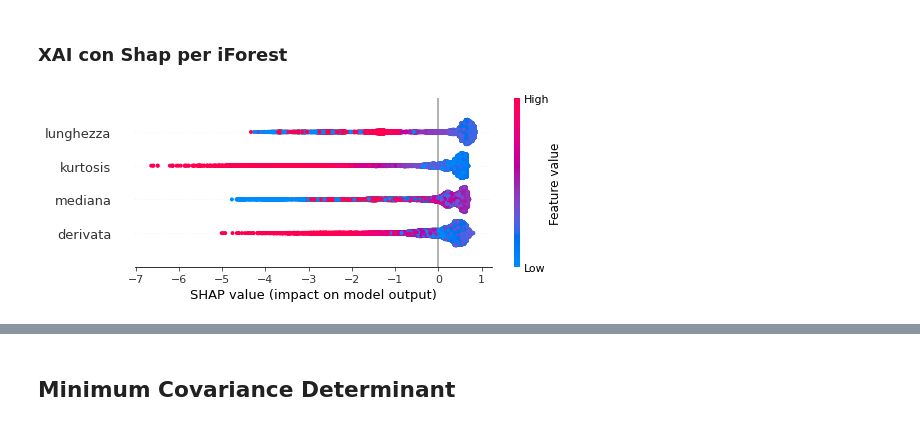
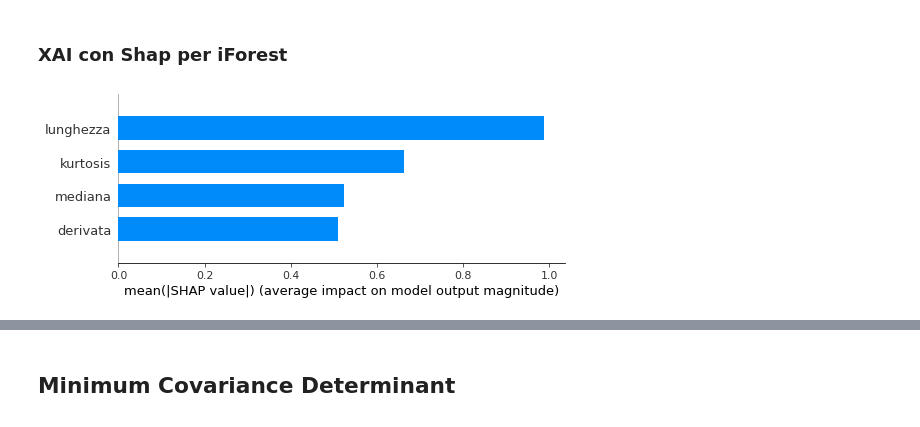
Before and after one commit to DavideMobilia/Anomaly-Detection, a Jupyter notebook: Scripts/Machine Learning_current.ipynb, the cells around one changed output, grey strips where cells are left out. Saved outputs shown, nothing was run; the diff lists cells and outputs as text; code cells hidden in the pictures.

```diff
--- a/Scripts/Machine Learning_current.ipynb
+++ b/Scripts/Machine Learning_current.ipynb
@@ -124,16 +124,16 @@ df_train, df_test=train_test_split(dummy,train_size=0.8,shuffle=True,random_stat
 ## Isolation Forest
 # %%
 iso = IsolationForest(contamination=0.1)
-yhat_iForest = iso.fit_predict(df_train)
+yhat_iForest = iso.fit_predict(dummy)
 # %% [output]
 X does not have valid feature names, but IsolationForest was fitted with feature names
 # %% [markdown]
 ### XAI con Shap per iForest
 # %%
-shap_values = shap.TreeExplainer(iso).shap_values(df_test)
+shap_values = shap.TreeExplainer(iso).shap_values(dummy)
-# %% [output]
-[figure, removed]
 # %%
 #A variable importance plot lists the most significant variables in descending order
-shap.summary_plot(shap_values, df_test, plot_type="bar")
+shap.summary_plot(shap_values, dummy, plot_type="bar")
+# %% [output]
+[figure, added]
 # %%
```
Also changed, not shown: parts of 11 cells of this notebook, 1 other file.
